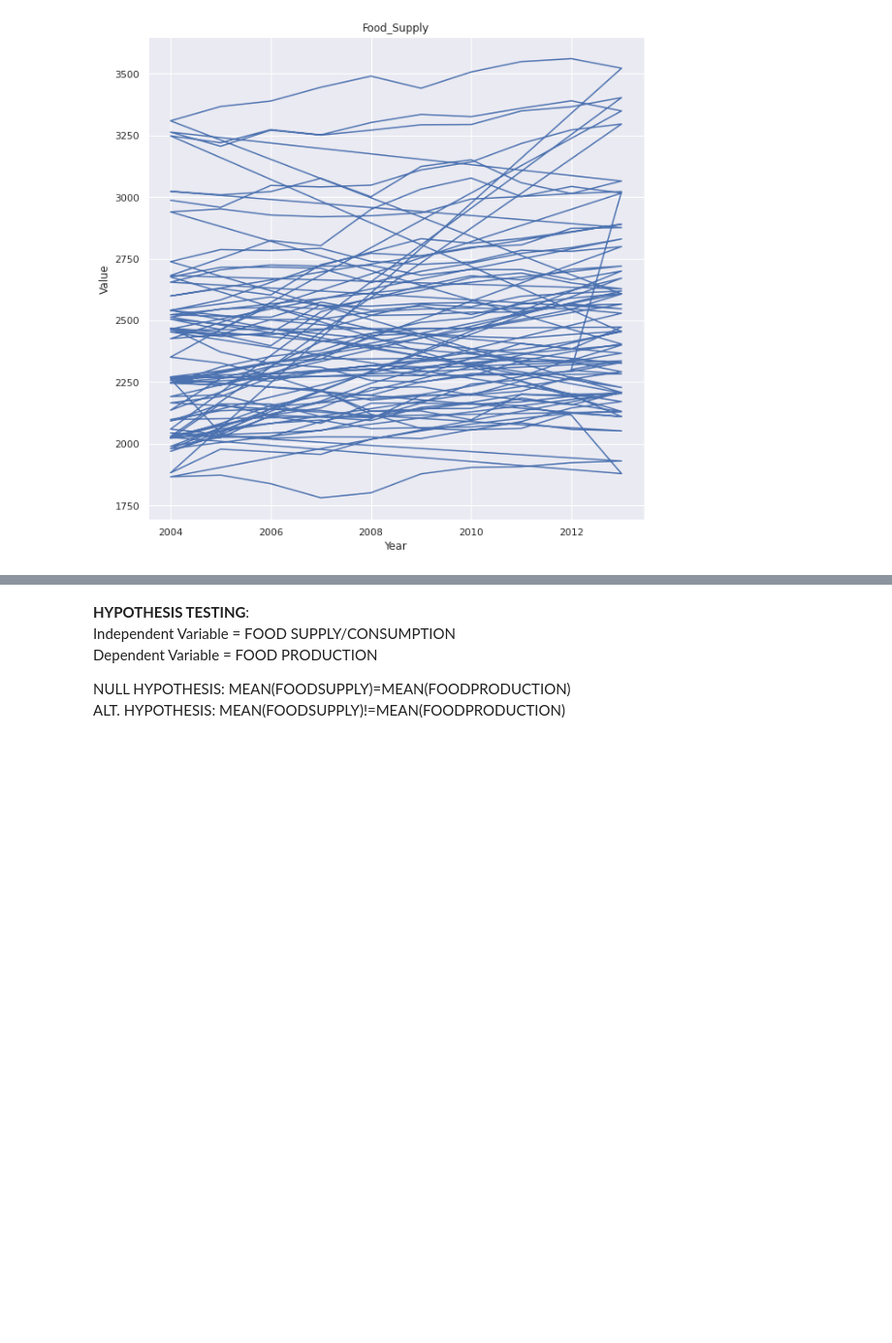
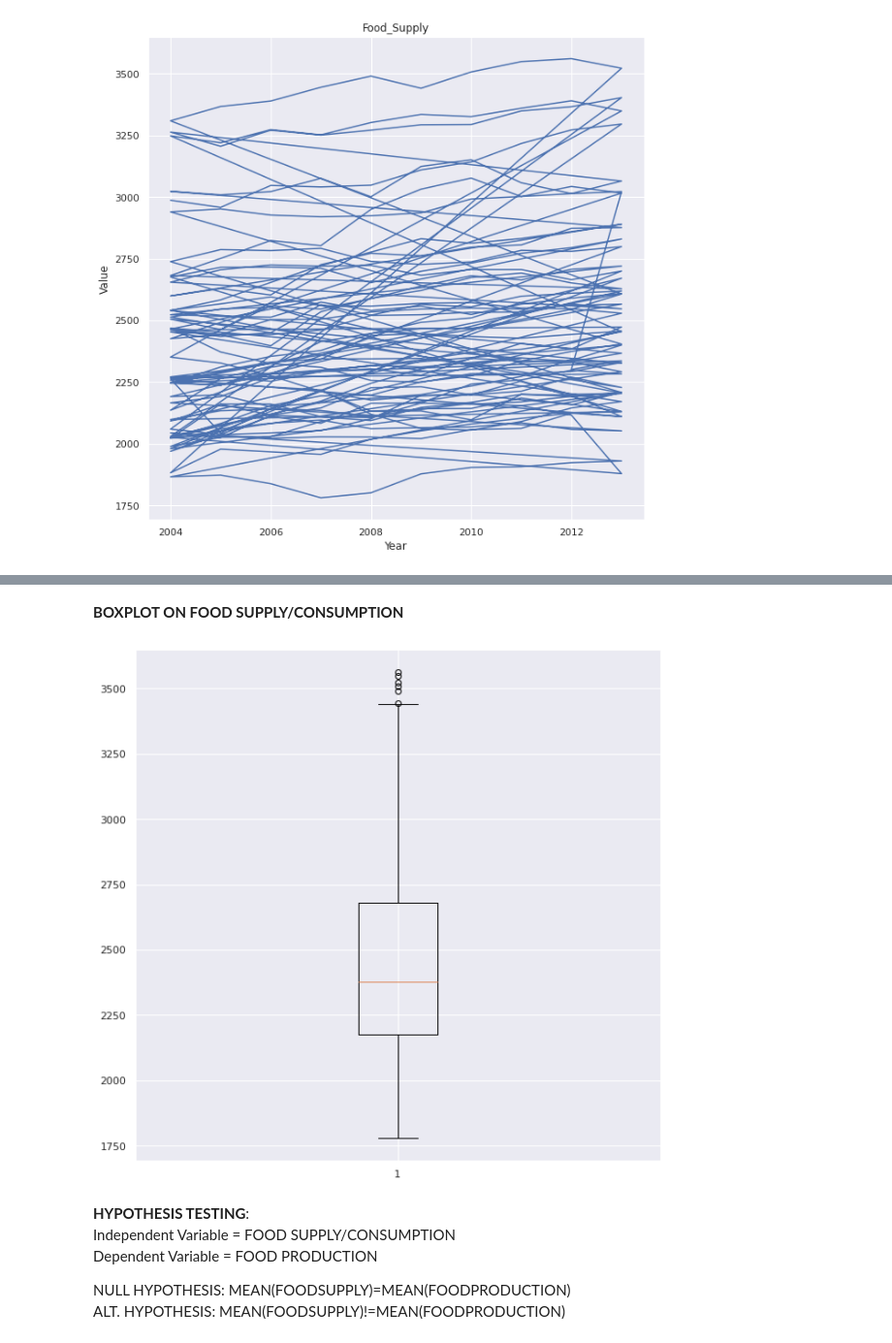
Before and after one commit to Beekay-5/Data-storytelling-project, a Jupyter notebook: STAGE_D_PROJECT.ipynb, the cells around one changed output, grey strips where cells are left out. Shown: that part at 97% size. Drawn from its saved outputs; the diff is of its cells as text; code cells hidden in the pictures; blank space fills up the shorter version.

```diff
--- a/STAGE_D_PROJECT.ipynb
+++ b/STAGE_D_PROJECT.ipynb
@@ -131,3 +139,11 @@ plt.show()
+# %% [markdown]
+**BOXPLOT ON FOOD SUPPLY/CONSUMPTION**
+# %%
+plt.figure(figsize = (10,10))
+plt.boxplot(df2["Value"])
+plt.show()
+# %% [output]
+[figure, added]
 # %% [markdown]
 **HYPOTHESIS TESTING**:
 Independent Variable = FOOD SUPPLY/CONSUMPTION
```
Also changed, not shown: parts of 2 cells of this notebook.
